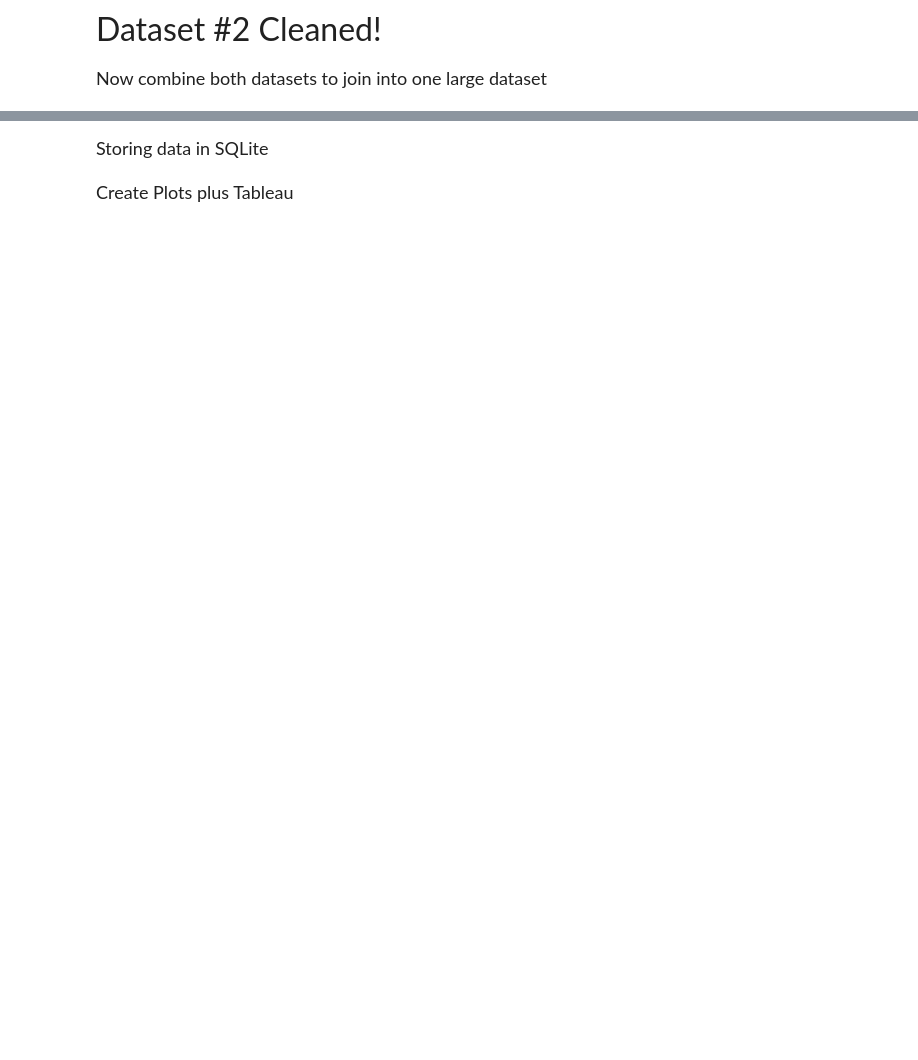
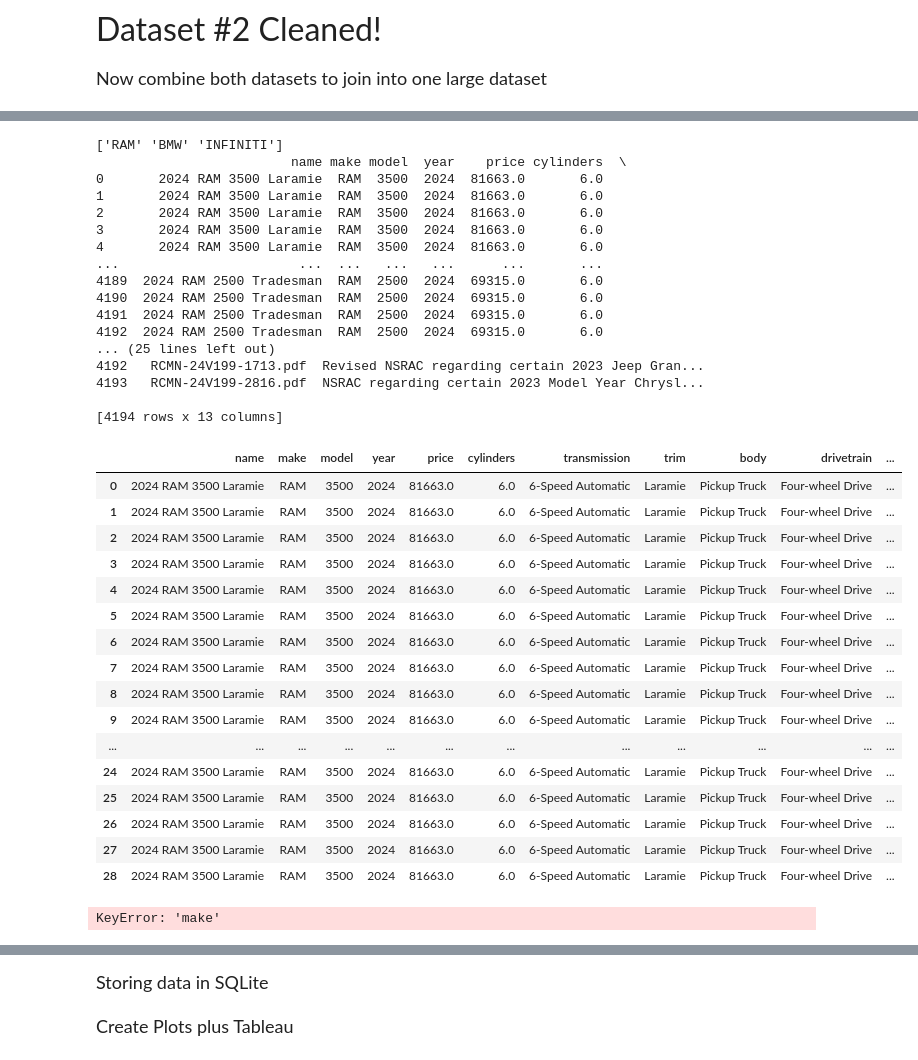
Before and after one commit to ellioc/VehicleRecalls2024, a Jupyter notebook: car_report.ipynb, the cells around one changed output, grey strips where cells are left out. Drawn from its saved outputs; the diff is of its cells as text; code cells hidden in the pictures; blank space fills up the shorter version.

```diff
--- a/car_report.ipynb
+++ b/car_report.ipynb
@@ -276,0 +308,56 @@ df_rcl.drop(columns= "DOCUMENT NAME")
+# %%
+#merge
+merged_df = pd.merge(df_CarList, df_rcl, on=['make', 'model', 'year'], how='inner')
+print(merged_df['make'].unique())
+
+#concatnated
+#merged_df = pd.concat([df_CarList, df_rcl], ignore_index=True)
+print(merged_df)
+merged_df.head(29)
+#print(merged_df['make'].unique())
+#print(merged_df['make'].unique().sum)
+# %% [output]
+['RAM' 'BMW' 'INFINITI']
+                         name make model  year    price cylinders  \
+0       2024 RAM 3500 Laramie  RAM  3500  2024  81663.0       6.0
+1       2024 RAM 3500 Laramie  RAM  3500  2024  81663.0       6.0
+2       2024 RAM 3500 Laramie  RAM  3500  2024  81663.0       6.0
+3       2024 RAM 3500 Laramie  RAM  3500  2024  81663.0       6.0
+4       2024 RAM 3500 Laramie  RAM  3500  2024  81663.0       6.0
+...                       ...  ...   ...   ...      ...       ...
+4189  2024 RAM 2500 Tradesman  RAM  2500  2024  69315.0       6.0
+4190  2024 RAM 2500 Tradesman  RAM  2500  2024  69315.0       6.0
+4191  2024 RAM 2500 Tradesman  RAM  2500  2024  69315.0       6.0
+4192  2024 RAM 2500 Tradesman  RAM  2500  2024  69315.0       6.0
+... (25 lines left out)
+4192   RCMN-24V199-1713.pdf  Revised NSRAC regarding certain 2023 Jeep Gran...
+4193   RCMN-24V199-2816.pdf  NSRAC regarding certain 2023 Model Year Chrysl...
+
+[4194 rows x 13 columns]
+|  | name | make | model | year | price | cylinders | transmission | trim | body | drivetrain | ... |
+| 0 | 2024 RAM 3500 Laramie | RAM | 3500 | 2024 | 81663.0 | 6.0 | 6-Speed Automatic | Laramie | Pickup Truck | Four-wheel Drive | ... |
+| 1 | 2024 RAM 3500 Laramie | RAM | 3500 | 2024 | 81663.0 | 6.0 | 6-Speed Automatic | Laramie | Pickup Truck | Four-wheel Drive | ... |
+| 2 | 2024 RAM 3500 Laramie | RAM | 3500 | 2024 | 81663.0 | 6.0 | 6-Speed Automatic | Laramie | Pickup Truck | Four-wheel Drive | ... |
+| 3 | 2024 RAM 3500 Laramie | RAM | 3500 | 2024 | 81663.0 | 6.0 | 6-Speed Automatic | Laramie | Pickup Truck | Four-wheel Drive | ... |
+| 4 | 2024 RAM 3500 Laramie | RAM | 3500 | 2024 | 81663.0 | 6.0 | 6-Speed Automatic | Laramie | Pickup Truck | Four-wheel Drive | ... |
+| 5 | 2024 RAM 3500 Laramie | RAM | 3500 | 2024 | 81663.0 | 6.0 | 6-Speed Automatic | Laramie | Pickup Truck | Four-wheel Drive | ... |
+| 6 | 2024 RAM 3500 Laramie | RAM | 3500 | 2024 | 81663.0 | 6.0 | 6-Speed Automatic | Laramie | Pickup Truck | Four-wheel Drive | ... |
+| 7 | 2024 RAM 3500 Laramie | RAM | 3500 | 2024 | 81663.0 | 6.0 | 6-Speed Automatic | Laramie | Pickup Truck | Four-wheel Drive | ... |
+| 8 | 2024 RAM 3500 Laramie | RAM | 3500 | 2024 | 81663.0 | 6.0 | 6-Speed Automatic | Laramie | Pickup Truck | Four-wheel Drive | ... |
+| 9 | 2024 RAM 3500 Laramie | RAM | 3500 | 2024 | 81663.0 | 6.0 | 6-Speed Automatic | Laramie | Pickup Truck | Four-wheel Drive | ... |
+| ... | ... | ... | ... | ... | ... | ... | ... | ... | ... | ... | ... |
+| 24 | 2024 RAM 3500 Laramie | RAM | 3500 | 2024 | 81663.0 | 6.0 | 6-Speed Automatic | Laramie | Pickup Truck | Four-wheel Drive | ... |
+| 25 | 2024 RAM 3500 Laramie | RAM | 3500 | 2024 | 81663.0 | 6.0 | 6-Speed Automatic | Laramie | Pickup Truck | Four-wheel Drive | ... |
+| 26 | 2024 RAM 3500 Laramie | RAM | 3500 | 2024 | 81663.0 | 6.0 | 6-Speed Automatic | Laramie | Pickup Truck | Four-wheel Drive | ... |
+| 27 | 2024 RAM 3500 Laramie | RAM | 3500 | 2024 | 81663.0 | 6.0 | 6-Speed Automatic | Laramie | Pickup Truck | Four-wheel Drive | ... |
+| 28 | 2024 RAM 3500 Laramie | RAM | 3500 | 2024 | 81663.0 | 6.0 | 6-Speed Automatic | Laramie | Pickup Truck | Four-wheel Drive | ... |
+# %%
+#.............print(merged_df.info)
+#merged_df.drop_duplicates
+#merged_df.head(20)
+merged_df['recall'] = merged_df.groupby(['make', 'model', 'year'])['NHTSA ID'].transform('nunique')
+
+print(merged_df.info)
+merged_df.head()
+# %% [output]
+KeyError: 'make'
```
Also changed, not shown: parts of 14 cells of this notebook, 3 other files.
